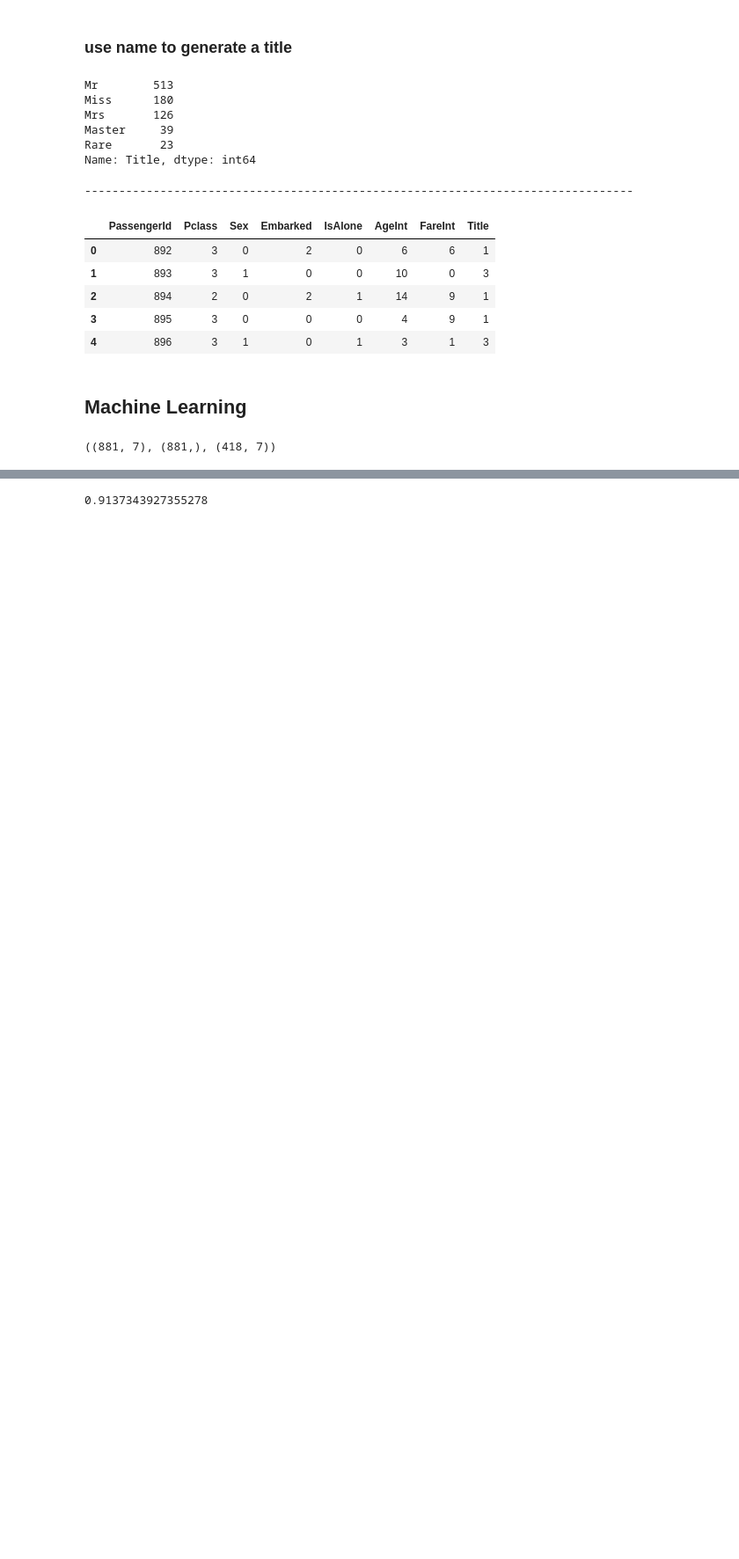
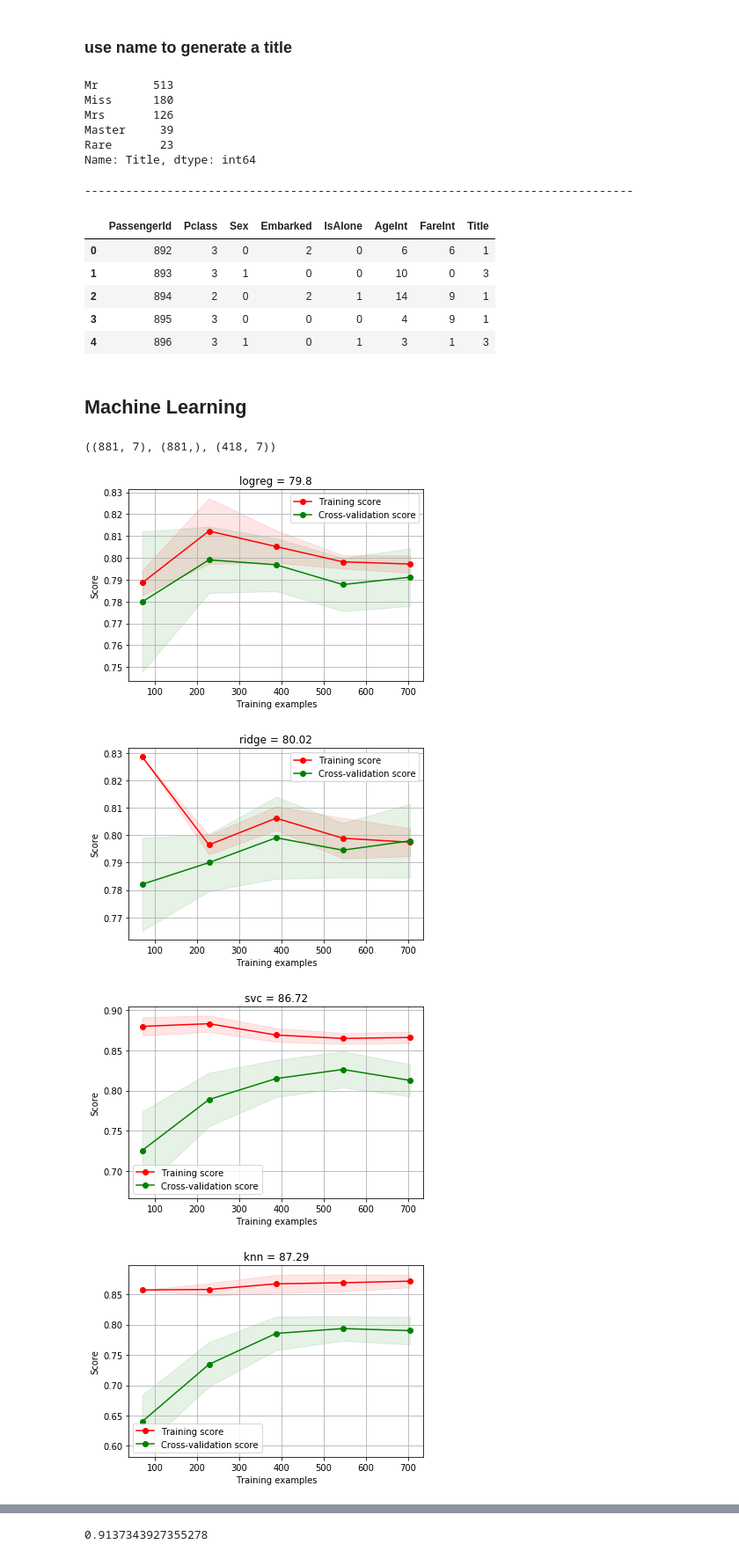
Before and after one commit to MathewLech/sandbox, a Jupyter notebook: MachineLearning/Projects/Kaggle/MLFinalTitanic.ipynb, the cells around one changed output, grey strips where cells are left out. Shown: that part at 88% size. Saved outputs shown, nothing was run; the diff lists cells and outputs as text; code cells hidden in the pictures; blank space fills up the shorter version.

```diff
--- a/MachineLearning/Projects/Kaggle/MLFinalTitanic.ipynb
+++ b/MachineLearning/Projects/Kaggle/MLFinalTitanic.ipynb
@@ -390,32 +426,37 @@ from sklearn.model_selection import cross_val_score
 scores_df = pd.DataFrame()
 #allcoeffs = pd.DataFrame(columns=['Feature','Model','Correlation'])
 for name, model in models.items():
     model = model.fit(X_train, Y_train)
     X_Pred = model.predict(X_train)
 
     sc = round(model.score(X_train, Y_train) * 100, 2)
     precision, recall, fscore, support = score(Y_train, X_Pred)
 
     #coeff_df = pd.DataFrame(X_train.columns.delete(0))
     #coeff_df['Model'] = name
     #coeff_df.rename(columns={ coeff_df.columns[0]: "Feature" }, inplace=True)
     #coeff_df["Correlation"] = pd.Series(model.coef_[0])
 
     #allcoeffs = allcoeffs.append(coeff_df)
-
+    g = plot_learning_curve(model,name + " = " + str(sc),X_train,Y_train,cv=5)
     cvscore = cross_val_score(model, X_train, Y_train,
-                                scoring='accuracy', cv=4)
+                                scoring='accuracy', cv=5)
 
     cv_mean = round(cvscore.mean() * 100, 2)
     cv_stddev = round(cvscore.std() * 100 * 2, 2)
     scores_df = scores_df.append({
                                     'Model':name,
                                     'Score':sc,
                                     'CV_Mean': cv_mean,
                                     'CV_SDEV': cv_stddev,
                                     'Precision': precision,
                                     'recall': recall,
                                     'fscore': fscore,
                                     'support': support
 
     }, ignore_index=True)
+# %% [output]
+[figure, added]
+[figure, added]
+[figure, added]
+[figure, added]
```
Also changed, not shown: parts of 9 cells of this notebook, 1 other file.
